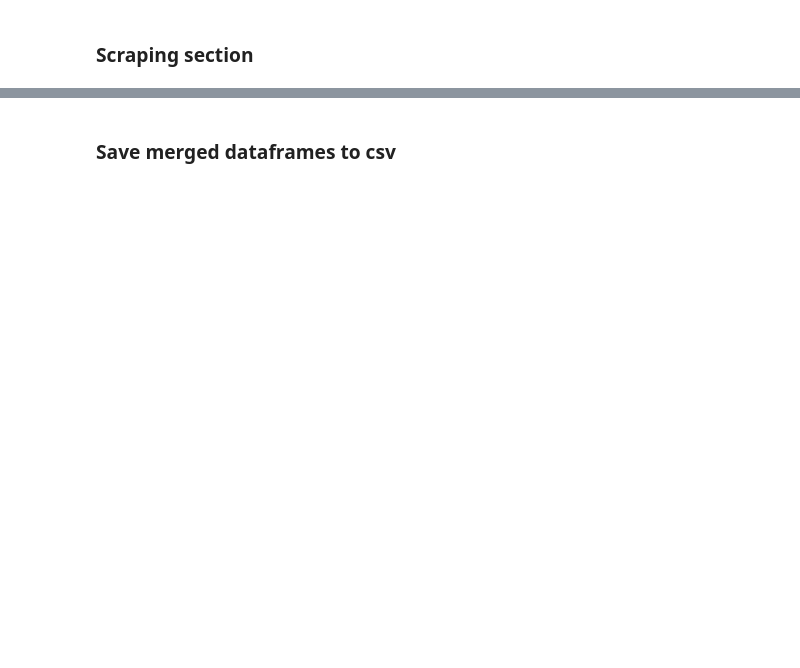
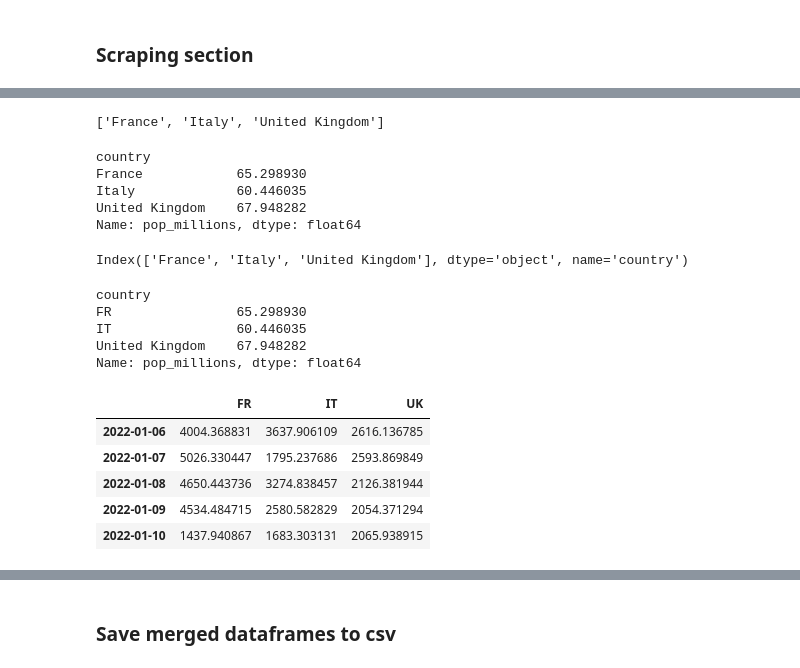
Before and after one commit to edterrell/covid_machinations, a Jupyter notebook: covid.ipynb, the cells around one changed output, grey strips where cells are left out. Saved outputs shown, nothing was run; the diff lists cells and outputs as text; code cells hidden in the pictures; blank space fills up the shorter version.

```diff
--- a/covid.ipynb
+++ b/covid.ipynb
@@ -466,0 +473,22 @@ https://www.worldometers.info/coronavirus/country/italy
+# %%
+# fix uk entries to match conventional country names
+if 'uk' in w_cols:
+    w_cols.remove('uk')
+    w_cols.append('United Kingdom')
+w_cols
+# %% [output]
+['France', 'Italy', 'United Kingdom']
+# %%
+# Extract just the populations for the states of interest
+wpop_series = world_pop.loc[w_cols].pop_millions
+wpop_series
+# %% [output]
+country
+France            65.298930
+Italy             60.446035
+United Kingdom    67.948282
+Name: pop_millions, dtype: float64
+# %%
+wpop_series.index
+# %% [output]
+Index(['France', 'Italy', 'United Kingdom'], dtype='object', name='country')
@@ -466,0 +497,8 @@ https://www.worldometers.info/coronavirus/country/italy
+# %%
+wpop_series
+# %% [output]
+country
+FR                65.298930
+IT                60.446035
+United Kingdom    67.948282
+Name: pop_millions, dtype: float64
@@ -466,0 +508,10 @@ https://www.worldometers.info/coronavirus/country/italy
+# %%
+world_cases_by_million = country/wpop_series
+world_cases_by_million.tail()
+# %% [output]
+|  | FR | IT | UK |
+| 2022-01-06 | 4004.368831 | 3637.906109 | 2616.136785 |
+| 2022-01-07 | 5026.330447 | 1795.237686 | 2593.869849 |
+| 2022-01-08 | 4650.443736 | 3274.838457 | 2126.381944 |
+| 2022-01-09 | 4534.484715 | 2580.582829 | 2054.371294 |
+| 2022-01-10 | 1437.940867 | 1683.303131 | 2065.938915 |
```
Also changed, not shown: parts of 22 cells of this notebook, 1 other file.
